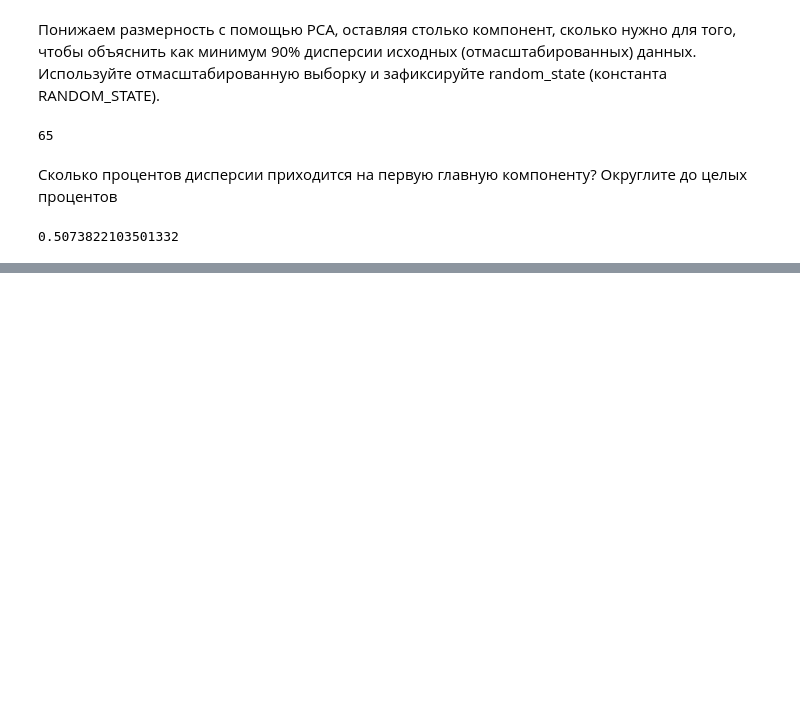
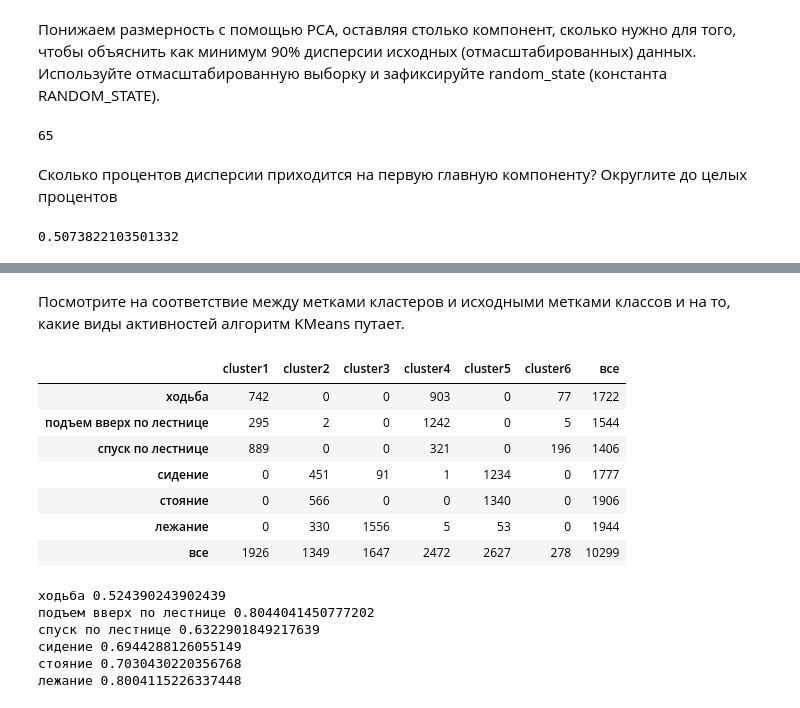
Before and after one commit to AlexeyMarg/open_ai_course, a Jupyter notebook: 7_without_teacher/7_without_teacher_homework.ipynb, the cells around one changed output, grey strips where cells are left out. Cells and saved outputs as stored; diff of their text form; code cells hidden in the pictures; blank space fills up the shorter version.

```diff
--- a/7_without_teacher/7_without_teacher_homework.ipynb
+++ b/7_without_teacher/7_without_teacher_homework.ipynb
@@ -105,0 +153,27 @@ pca.explained_variance_ratio_[0]
+# %% [markdown]
+Посмотрите на соответствие между метками кластеров и исходными метками классов и на то, какие виды активностей алгоритм KMeans путает.
+# %%
+tab = pd.crosstab(y, cluster_labels, margins=True)
+tab.index = ['ходьба', 'подъем вверх по лестнице',
+             'спуск по лестнице', 'сидение', 'стояние', 'лежание', 'все']
+tab.columns = ['cluster' + str(i + 1) for i in range(6)] + ['все']
+tab
+# %% [output]
+|  | cluster1 | cluster2 | cluster3 | cluster4 | cluster5 | cluster6 | все |
+| ходьба | 742 | 0 | 0 | 903 | 0 | 77 | 1722 |
+| подъем вверх по лестнице | 295 | 2 | 0 | 1242 | 0 | 5 | 1544 |
+| спуск по лестнице | 889 | 0 | 0 | 321 | 0 | 196 | 1406 |
+| сидение | 0 | 451 | 91 | 1 | 1234 | 0 | 1777 |
+| стояние | 0 | 566 | 0 | 0 | 1340 | 0 | 1906 |
+| лежание | 0 | 330 | 1556 | 5 | 53 | 0 | 1944 |
+| все | 1926 | 1349 | 1647 | 2472 | 2627 | 278 | 10299 |
+# %%
+for idx in tab.index[:-1]:
+    print(idx, tab.loc[idx][:-1].max() / tab.loc[idx][:-1].sum())
+# %% [output]
+ходьба 0.524390243902439
+подъем вверх по лестнице 0.8044041450777202
+спуск по лестнице 0.6322901849217639
+сидение 0.6944288126055149
+стояние 0.7030430220356768
+лежание 0.8004115226337448
```
Also changed, not shown: parts of 20 cells of this notebook.
